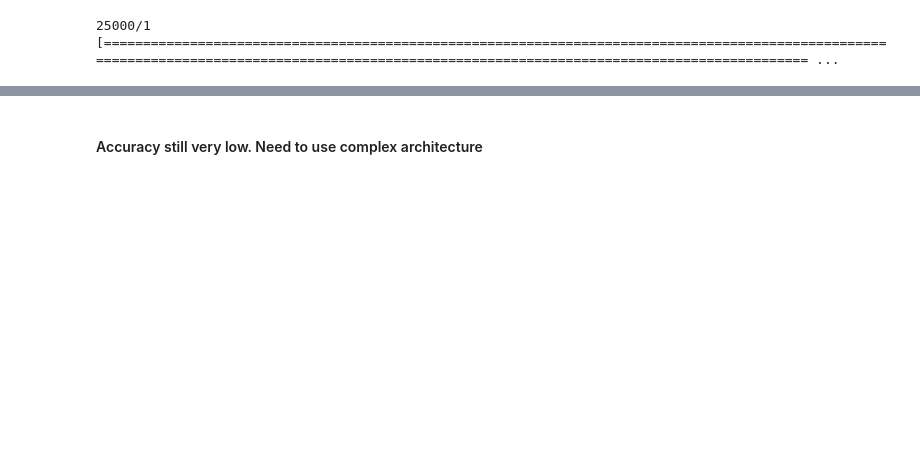
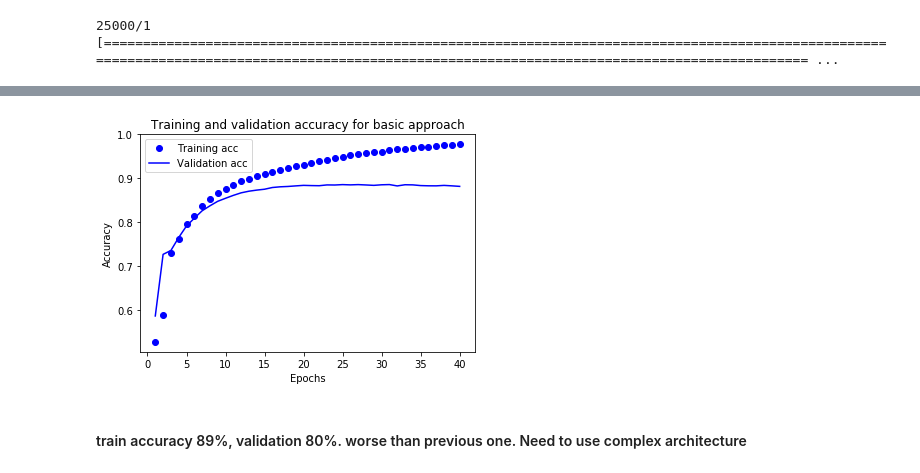
Before and after one commit to azharul/textClassification_IMDB, a Jupyter notebook: Text_classification_IMDB.ipynb, the cells around one changed output, grey strips where cells are left out. Saved outputs shown, nothing was run; the diff lists cells and outputs as text; code cells hidden in the pictures; blank space fills up the shorter version.

```diff
--- a/Text_classification_IMDB.ipynb
+++ b/Text_classification_IMDB.ipynb
@@ -310,2 +333,15 @@ print(results)
+# %%
+plt.clf()   # clear figure
+
+plt.plot(epochs, acc, 'bo', label='Training acc')
+plt.plot(epochs, val_acc, 'b', label='Validation acc')
+plt.title('Training and validation accuracy for basic approach')
+plt.xlabel('Epochs')
+plt.ylabel('Accuracy')
+plt.legend()
+
+plt.show()
+# %% [output]
+[figure, added]
 # %% [markdown]
-#### Accuracy still very low. Need to use complex architecture
+#### train accuracy 89%, validation 80%. worse than previous one. Need to use complex architecture
```
Also changed, not shown: parts of 11 cells of this notebook.
